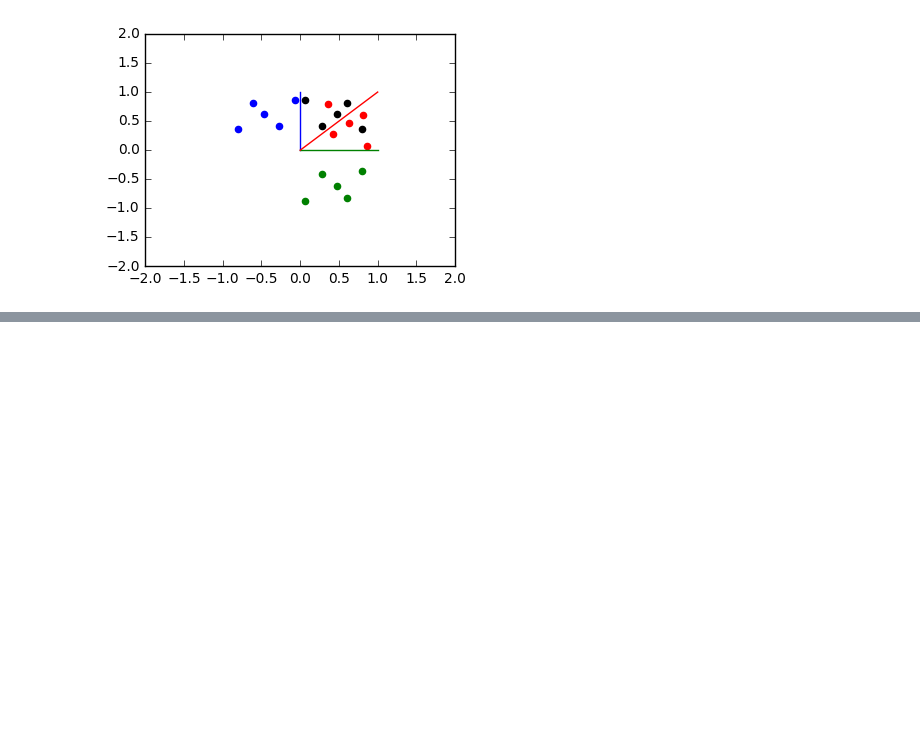
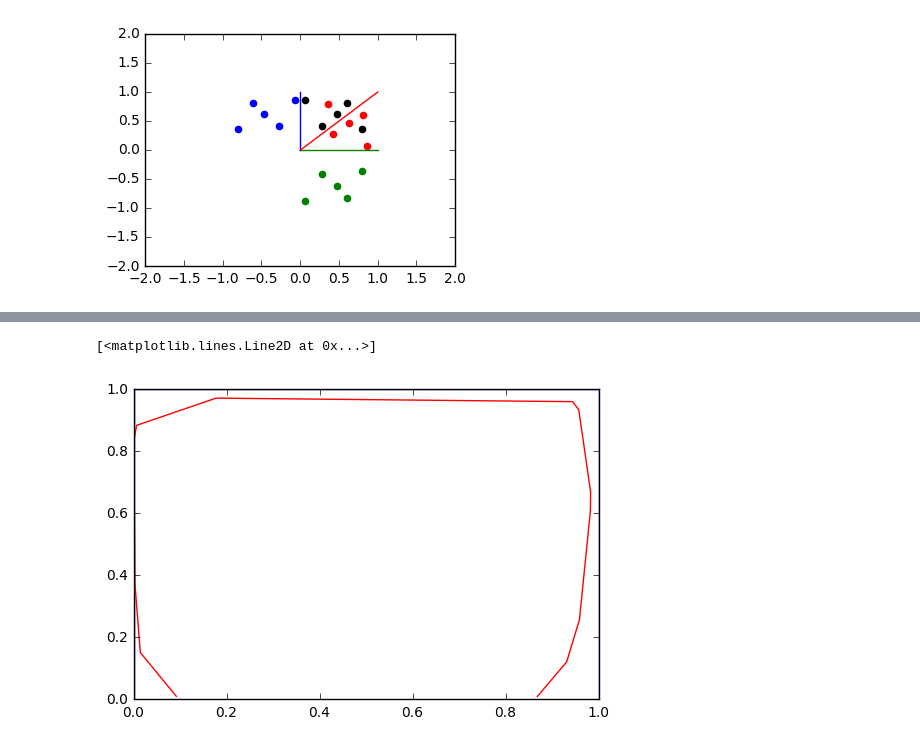
Before and after one commit to sbernasek/lloyd_relaxation, a Jupyter notebook: notebooks/reflection.ipynb, the cells around one changed output, grey strips where cells are left out. Drawn from its saved outputs; the diff is of its cells as text; code cells hidden in the pictures; blank space fills up the shorter version.

```diff
--- a/notebooks/reflection.ipynb
+++ b/notebooks/reflection.ipynb
@@ -55,0 +174,9 @@ def get_reflection(points, line_points, line_vectors):
+# %%
+xycoords = np.random.uniform(size=(2, 100))
+vertices_empirical = sort_clockwise(get_bounding_points(xycoords))
+vertices_box = np.array([[0, 0, 1, 1], [0, 1, 1, 0]])
+plt.plot(*vertices_box, color='blue')
+plt.plot(*vertices_empirical, color='red')
+# %% [output]
+[<matplotlib.lines.Line2D at 0x...>]
+[figure, added]
```
Also changed, not shown: parts of 17 cells of this notebook, 3 other files.
